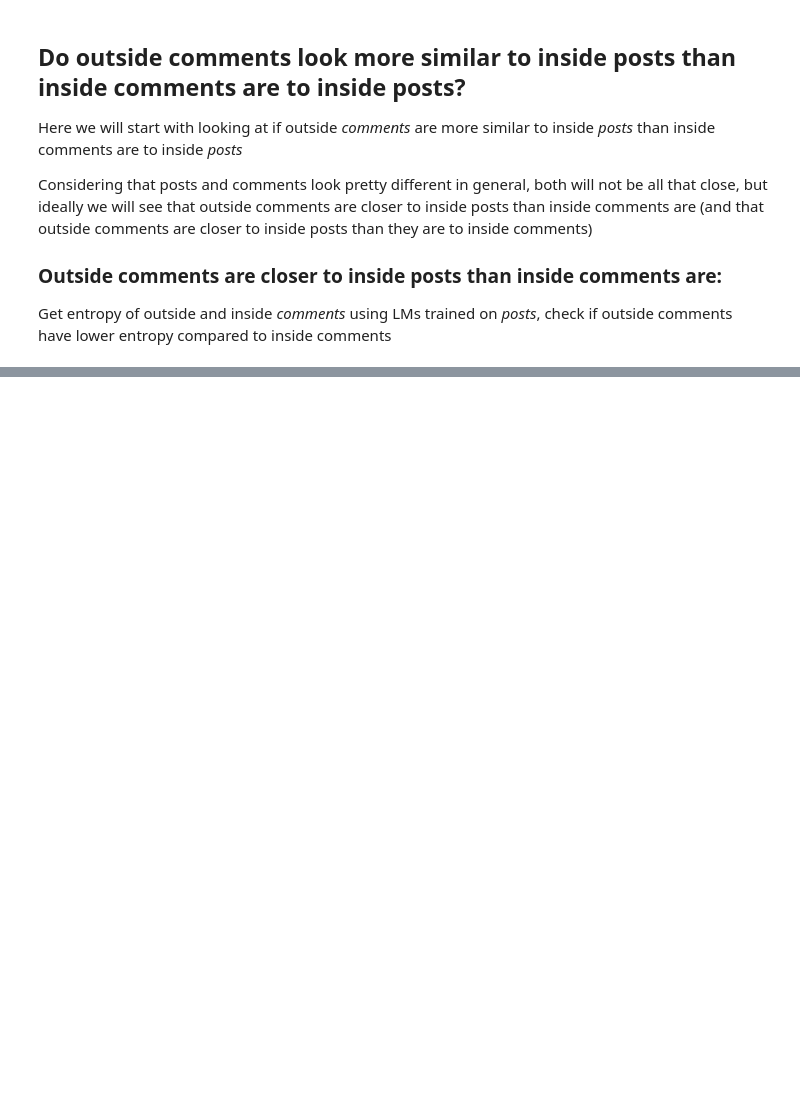
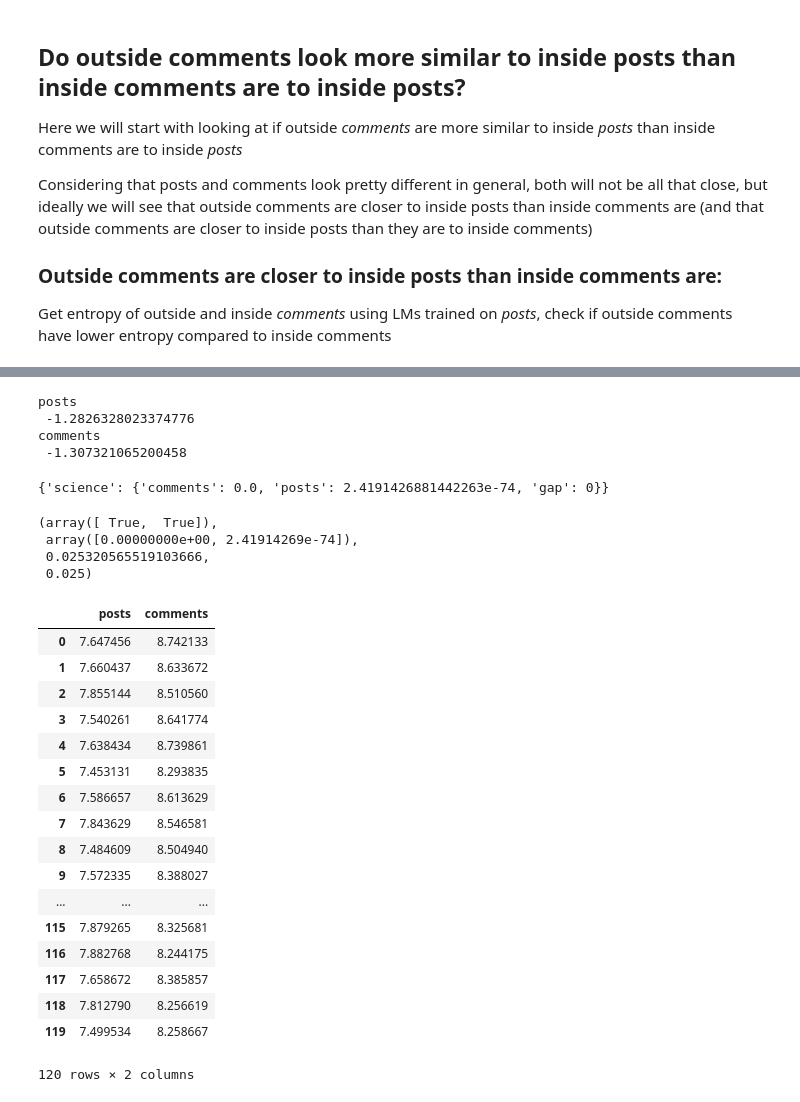
Before and after one commit to talaugust/rscience_language, a Jupyter notebook: Reddit/comments_vs_posts_LMs.ipynb, the cells around one changed output, grey strips where cells are left out. Cells and saved outputs as stored; diff of their text form; code cells hidden in the pictures; blank space fills up the shorter version.

```diff
--- a/Reddit/comments_vs_posts_LMs.ipynb
+++ b/Reddit/comments_vs_posts_LMs.ipynb
@@ -481,0 +171,45 @@ Get entropy of inside posts and inside comments, and outside comments, look to s
+# %%
+# get effect sizes
+print('posts\n', cohens_d(df_posts_inside_outside['experienced'], df_posts_inside_outside['first time']))
+print('comments\n', cohens_d(df_comments_inside_outside['experienced'], df_comments_inside_outside['first time']))
+# %% [output]
+posts
+ -1.2826328023374776
+comments
+ -1.307321065200458
+# %%
+# get the p_values
+p_vals
+# %% [output]
+{'science': {'comments': 0.0, 'posts': 2.4191426881442263e-74, 'gap': 0}}
+# %%
+# adjust for multiple tests
+sm.multitest.multipletests([0.0, 2.4191426881442263e-74], alpha=0.05, method='holm', is_sorted=False, returnsorted=False)
+# %% [output]
+(array([ True,  True]),
+ array([0.00000000e+00, 2.41914269e-74]),
+ 0.025320565519103666,
+ 0.025)
+# %%
+# save the results as csvs
+df_comment_post_gap_post_based.to_csv('data/cleaned/df_comment_post_gap_post_based.csv', index=False, quoting=csv.QUOTE_ALL, escapechar='\\')
+df_comment_post_gap_comment_based.to_csv('data/cleaned/df_comment_post_gap_comment_based.csv', index=False, quoting=csv.QUOTE_ALL, escapechar='\\')
+# %% [output]
+|  | posts | comments |
+| 0 | 7.647456 | 8.742133 |
+| 1 | 7.660437 | 8.633672 |
+| 2 | 7.855144 | 8.510560 |
+| 3 | 7.540261 | 8.641774 |
+| 4 | 7.638434 | 8.739861 |
+| 5 | 7.453131 | 8.293835 |
+| 6 | 7.586657 | 8.613629 |
+| 7 | 7.843629 | 8.546581 |
+| 8 | 7.484609 | 8.504940 |
+| 9 | 7.572335 | 8.388027 |
+| ... | ... | ... |
+| 115 | 7.879265 | 8.325681 |
+| 116 | 7.882768 | 8.244175 |
+| 117 | 7.658672 | 8.385857 |
+| 118 | 7.812790 | 8.256619 |
+| 119 | 7.499534 | 8.258667 |
+120 rows × 2 columns
```
Also changed, not shown: parts of 22 cells of this notebook, 10 other files.
